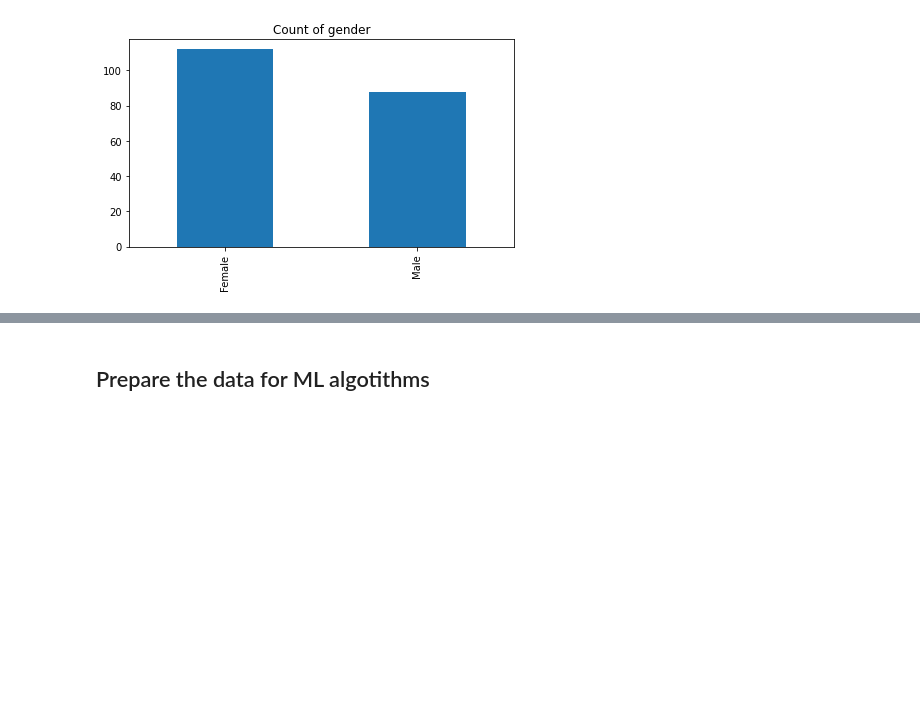
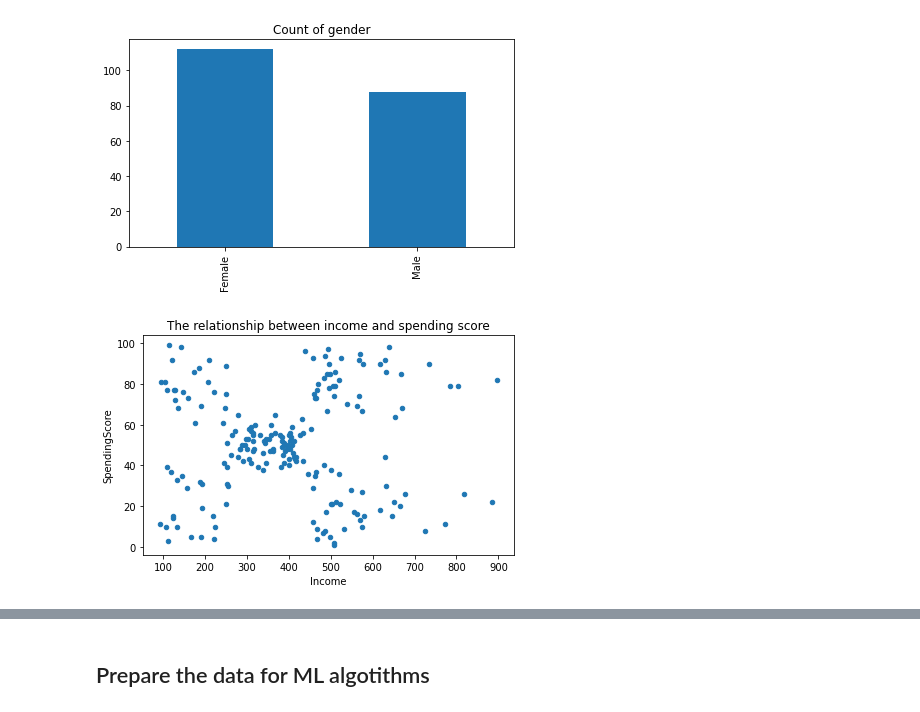
Before and after one commit to seanxuu/Machine-Learning-7126, a Jupyter notebook: assignment3.ipynb, the cells around one changed output, grey strips where cells are left out. Cells and saved outputs as stored; diff of their text form; code cells hidden in the pictures; blank space fills up the shorter version.

```diff
--- a/assignment3.ipynb
+++ b/assignment3.ipynb
@@ -87,3 +87,10 @@ plt.title('Count of gender')
 save_fig("Count of gender")
 # %% [output]
 [figure]
+# %%
+#scatter the income and spending score
+df.plot(kind='scatter', x='Income', y='SpendingScore')
+plt.title('The relationship between income and spending score')
+save_fig("The relationship between income and spending score")
+# %% [output]
+[figure, added]
```
Also changed, not shown: parts of 21 cells of this notebook, 41 other files.
